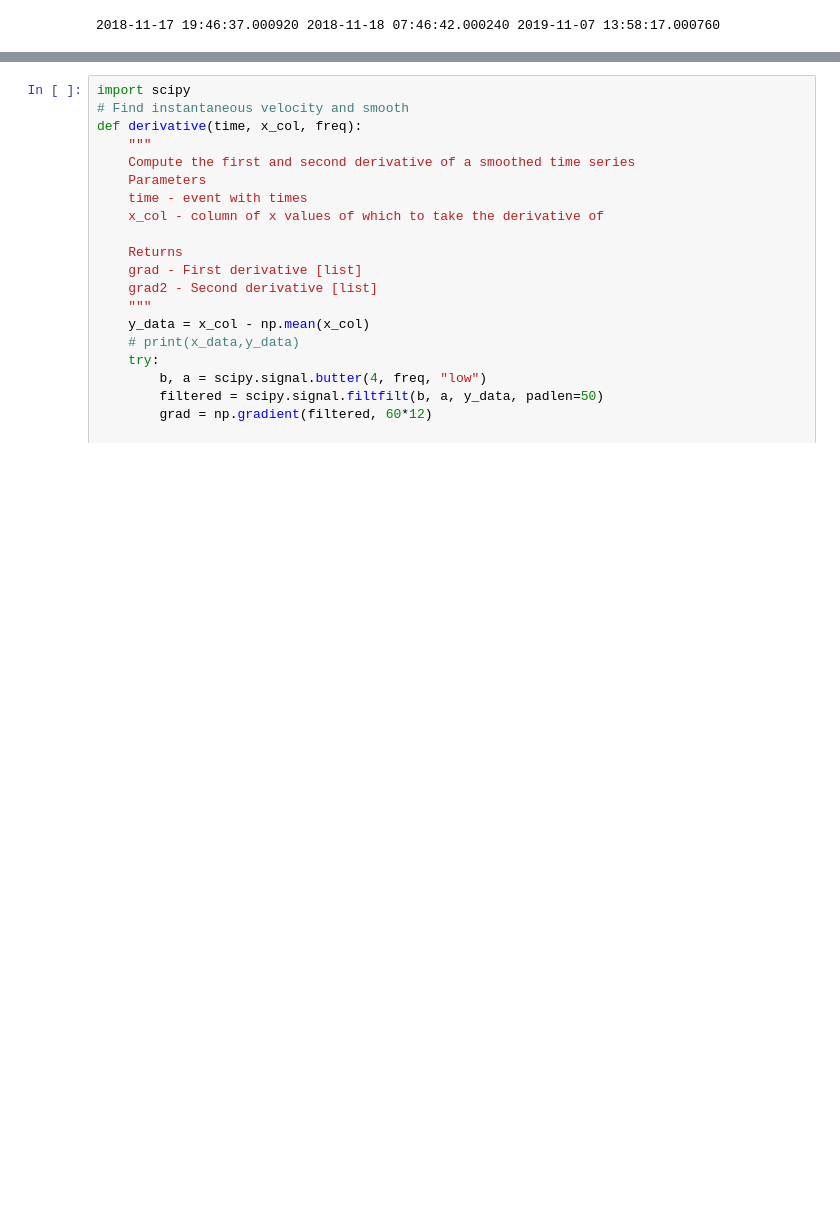
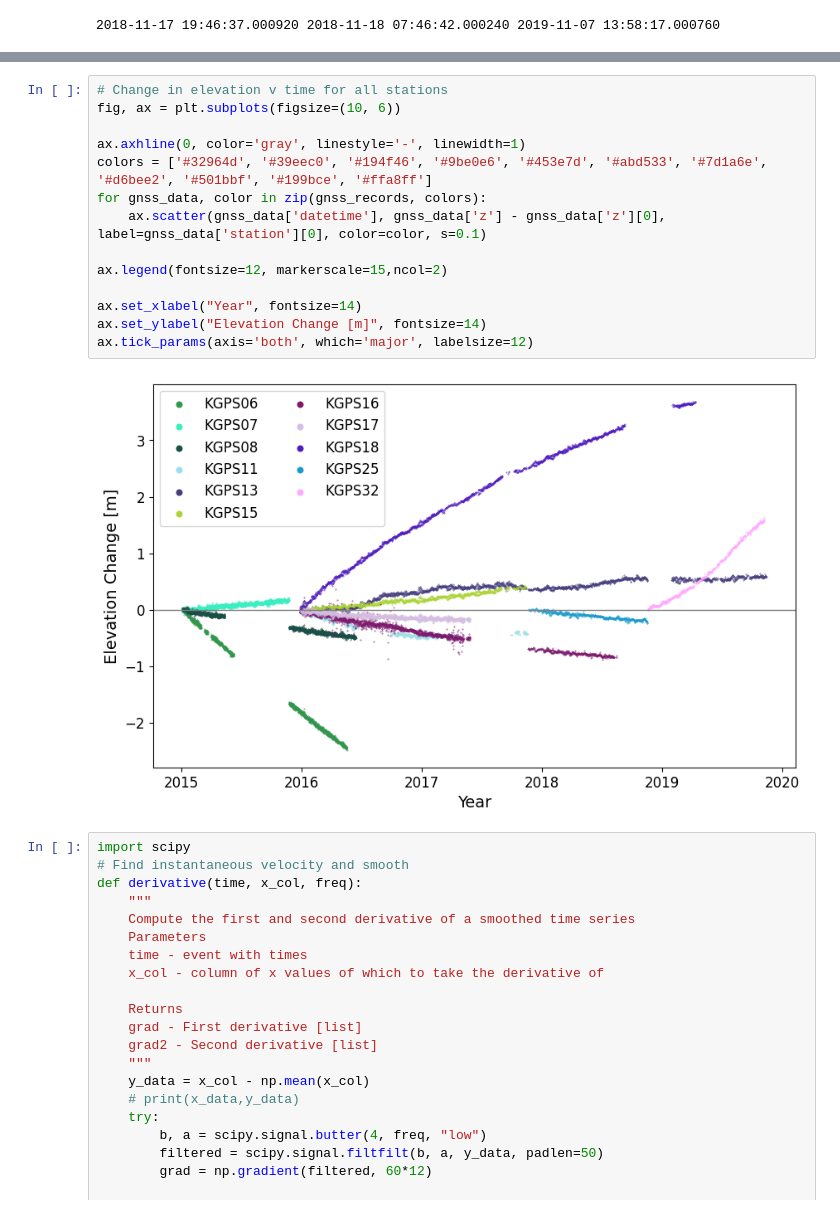
Before and after one commit to zsk4/david_seismic, a Jupyter notebook: NormalReflect.ipynb, the cells around one changed output, grey strips where cells are left out. Drawn from its saved outputs; the diff is of its cells as text; blank space fills up the shorter version.

```diff
--- a/NormalReflect.ipynb
+++ b/NormalReflect.ipynb
@@ -260,3 +316,19 @@ Text(0, 0.5, 'Z [WGS84]')
+# %%
+# Change in elevation v time for all stations
+fig, ax = plt.subplots(figsize=(10, 6))
+
+ax.axhline(0, color='gray', linestyle='-', linewidth=1)
+colors = ['#32964d', '#39eec0', '#194f46', '#9be0e6', '#453e7d', '#abd533', '#7d1a6e', '#d6bee2', '#501bbf', '#199bce', '#ffa8ff']
+for gnss_data, color in zip(gnss_records, colors):
+    ax.scatter(gnss_data['datetime'], gnss_data['z'] - gnss_data['z'][0], label=gnss_data['station'][0], color=color, s=0.1)
+
+ax.legend(fontsize=12, markerscale=15,ncol=2)
+
+ax.set_xlabel("Year", fontsize=14)
+ax.set_ylabel("Elevation Change [m]", fontsize=14)
+ax.tick_params(axis='both', which='major', labelsize=12)
+# %% [output]
+[figure, added]
 # %%
 import scipy
 # Find instantaneous velocity and smooth
```
Also changed, not shown: parts of 9 cells of this notebook, 11 other files.
